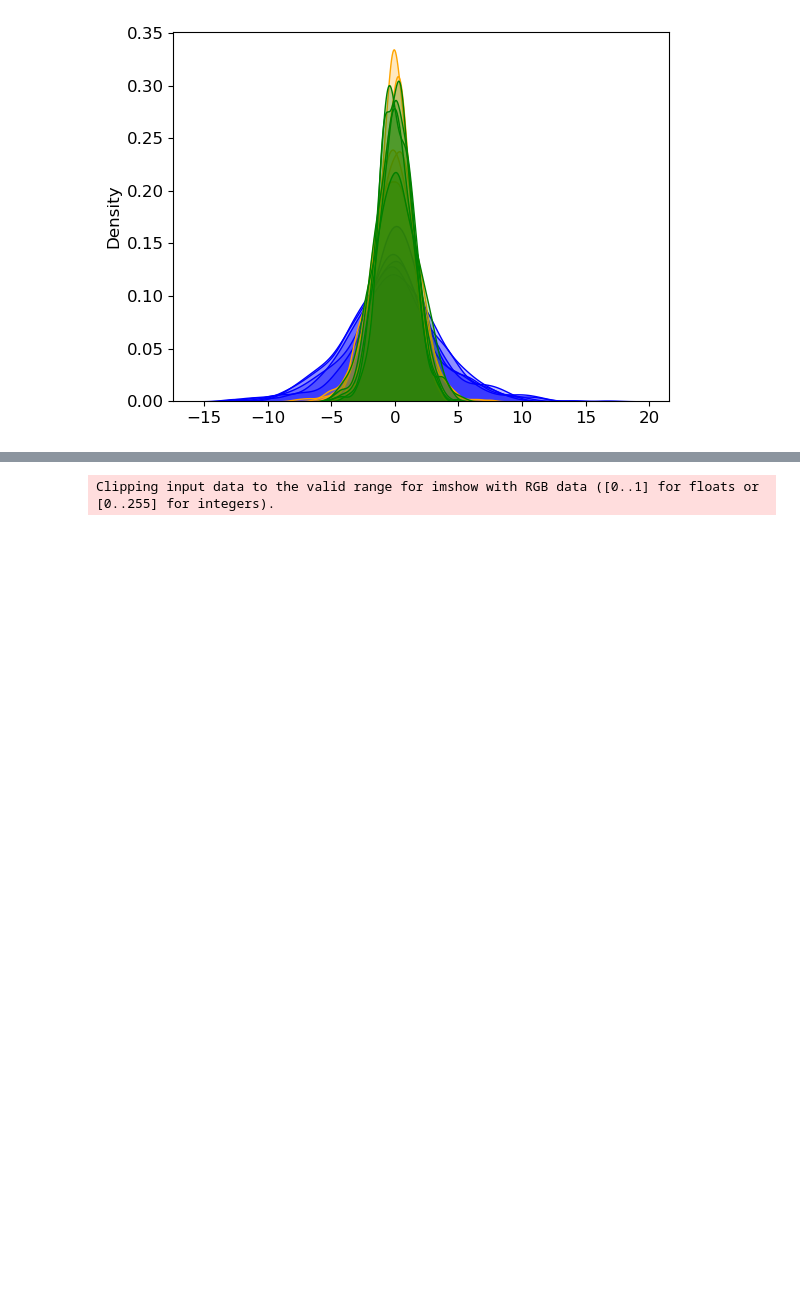
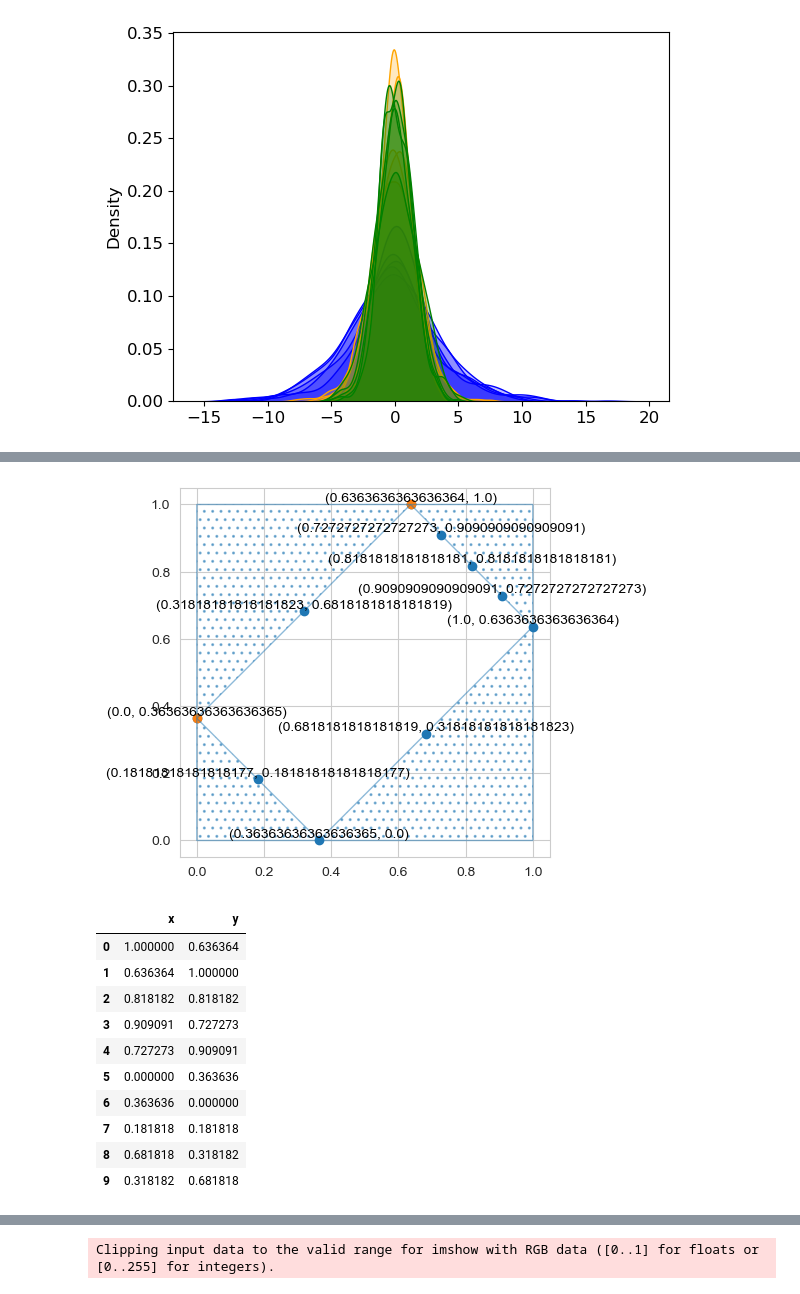
Before and after one commit to Cpetak/CA_GRN2, a Jupyter notebook: variable.ipynb, the cells around one changed output, grey strips where cells are left out. Saved outputs shown, nothing was run; the diff lists cells and outputs as text; code cells hidden in the pictures; blank space fills up the shorter version.

```diff
--- a/variable.ipynb
+++ b/variable.ipynb
@@ -501,0 +643,46 @@ for i,g in enumerate(env2_genos):
+# %%
+pop_size = 20
+grn_size=22
+dev_steps = 22
+geneid=1
+rule = 22
+num_cells = 22
+try_seedints = [69904,149796]
+all_targs=[]
+
+for s in try_seedints:
+    random_grns=np.random.randn(5, grn_size+2, grn_size).astype(np.float64)
+    #targets, phenos, fitnesses = helper.get_pop_TPF(random_grns, len(random_grns), num_cells, grn_size, dev_steps, geneid, r, s)
+    start_pattern = helper.seedID2string(s, num_cells)
+    start_expression = helper.seed2expression(start_pattern, pop_size, num_cells, grn_size, geneid)
+    targets = helper.rule2targets_wrapped_wstart(int(rule), L=dev_steps+1, N=num_cells, start_pattern=start_pattern)
+    all_targs.append(targets)
+
+pop = np.random.randn(pop_size, grn_size+2, grn_size).astype(np.float64)
+target1, _, fitnesses1 = helper.get_pop_TPF(pop, len(pop), num_cells, grn_size, dev_steps, geneid, rule, try_seedints[0])
+target2, _, fitnesses2 = helper.get_pop_TPF(pop, len(pop), num_cells, grn_size, dev_steps, geneid, rule, try_seedints[1])
+# %%
+#fitnesses1=[0.5, 0.5, 1, 0]
+#fitnesses2=[1, 0, 0.5, 0.5] #close, far, close, far
+
+fitnesses1=[0.5,0.5]
+fitnesses2=[1,0]
+
+fitnesses1=[0.636363,0]
+fitnesses2=[1,0.36363636]
+# %%
+tdf = helper.make_restricted_plot(all_targs, num_cells, dev_steps, fitnesses1, fitnesses2, labelled=True)
+tdf
+# %% [output]
+[figure, added]
+|  | x | y |
+| 0 | 1.000000 | 0.636364 |
+| 1 | 0.636364 | 1.000000 |
+| 2 | 0.818182 | 0.818182 |
+| 3 | 0.909091 | 0.727273 |
+| 4 | 0.727273 | 0.909091 |
+| 5 | 0.000000 | 0.363636 |
+| 6 | 0.363636 | 0.000000 |
+| 7 | 0.181818 | 0.181818 |
+| 8 | 0.681818 | 0.318182 |
+| 9 | 0.318182 | 0.681818 |
```
Also changed, not shown: parts of 16 cells of this notebook, 4 other files.
